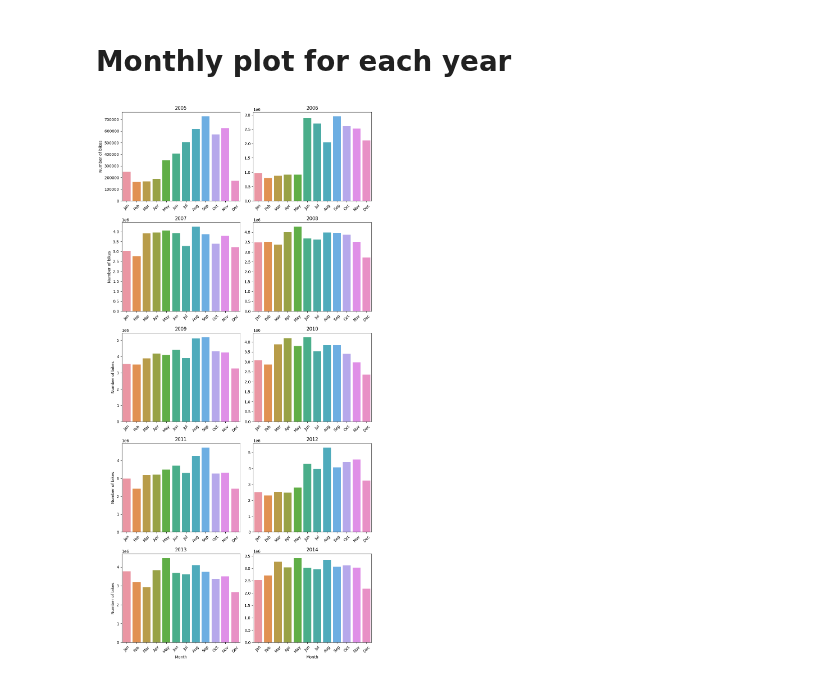
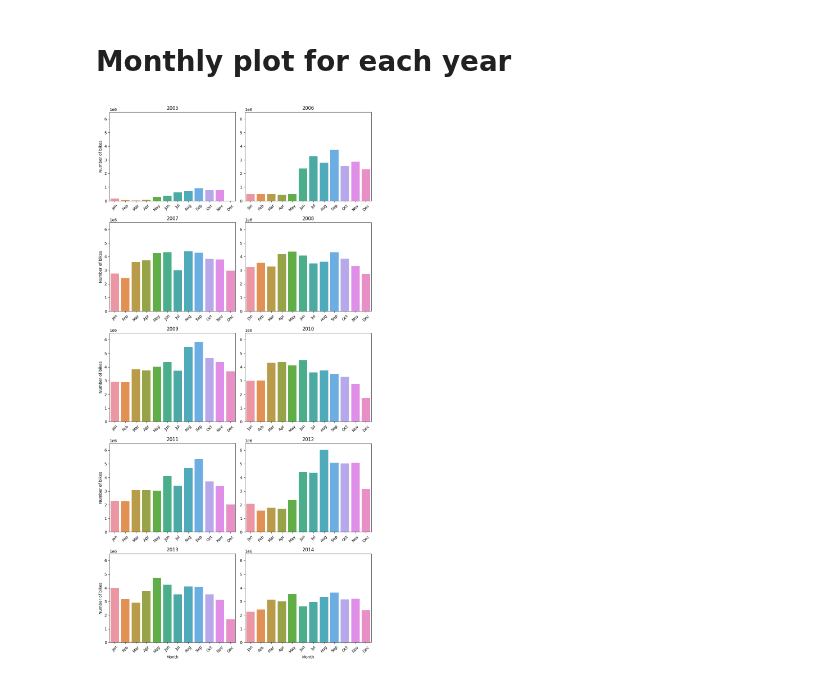
Before and after one commit to jukobo/jukobo.github.io, a Jupyter notebook: Exam_project/B_plots.ipynb, the cells around one changed output. Saved outputs shown, nothing was run; the diff lists cells and outputs as text; code cells hidden in the pictures.

Commit message:
Updated plot

```diff
--- a/Exam_project/B_plots.ipynb
+++ b/Exam_project/B_plots.ipynb
@@ -177,7 +177,7 @@ for i, file_path in enumerate(file_paths):
     # Read the dataset from Excel file
     data = pd.read_excel(file_path, usecols='A:AD', skiprows=10)
 
-    data['Dato'] = pd.to_datetime(data['Dato'])
+    data['Dato'] = pd.to_datetime(data['Dato'], format='%d.%m.%Y')
     data['weekdays'] = get_weekday(data['Dato'])
 
     # Reshape the DataFrame so that each timeslot becomes a separate row
@@ -190,6 +190,7 @@ for i, file_path in enumerate(file_paths):
 
     # Create a new column with the combined weekday and hour
     df['Weekday_Hour'] = df['weekdays'] + '_' + df['Hour']
+    # print(df['Weekday_Hour'])
 
     # Define the order of weekdays and hours
     weekdays = ['Monday', 'Tuesday', 'Wednesday', 'Thursday', 'Friday', 'Saturday', 'Sunday']
@@ -235,7 +253,8 @@ It can clearly be seen when there is rush hour, and also that there are fewer th
 # %% [markdown]
 # Monthly plot for each year
 # %%
-i# List of file paths for the datasets
+
+# List of file paths for the datasets
 file_paths = ['..\..\Data\cykeltaellinger-2005.xlsx', '..\..\Data\cykeltaellinger-2006.xlsx', '..\..\Data\cykeltaellinger-2007.xlsx',
               '..\..\Data\cykeltaellinger-2008.xlsx', '..\..\Data\cykeltaellinger-2009.xlsx', '..\..\Data\cykeltaellinger-2010.xlsx',
               '..\..\Data\cykeltaellinger-2011.xlsx', '..\..\Data\cykeltaellinger-2012.xlsx', '..\..\Data\cykeltaellinger-2013.xlsx', '..\..\Data\cykeltaellinger-2014.xlsx']
@@ -253,37 +272,42 @@ for i, file_path in enumerate(file_paths):
     # Read the dataset from Excel file
     data = pd.read_excel(file_path, usecols='A:AD', skiprows=10)
 
-    data['Dato'] = pd.to_datetime(data['Dato'])
+    data['Dato'] = pd.to_datetime(data['Dato'], format='%d.%m.%Y')
 
     # Sum the values across the time slots for each row
     data['Total_Value'] = data.iloc[:, 6:].sum(axis=1)
 
     # Extract the month from the 'Dato' column
     data['Month'] = data['Dato'].dt.month
 
     # Aggregate the data based on the month and sum the values
     monthly_data = data.groupby('Month').sum()
+
+    # Ensure December has data, if not, append a row with zeros
+    if 12 not in monthly_data.index:
+        monthly_data.loc[12] = 0
 
     # Plot the data on the corresponding subplot
     ax = axs[i // num_cols, i % num_cols]
     sns.barplot(data=monthly_data, x=monthly_data.index, y='Total_Value', ax=ax, ci=None)
     ax.set_title(year)
     if i % num_cols == 0:  # Check if the subplot is in the first column
         ax.set_ylabel('Number of bikes')
     else:
         ax.set_ylabel('')  # Set empty string for y-label for other subplots
     if i // num_cols == 4:
         ax.set_xlabel('Month')
     else:
         ax.set_xlabel('')  # Set empty string for x-label for other subplots
+    ax.set_xticks(range(0, 12))  # Set tick locations for all months
     ax.set_xticklabels(['Jan', 'Feb', 'Mar', 'Apr', 'May', 'Jun', 'Jul', 'Aug', 'Sep', 'Oct', 'Nov', 'Dec'], rotation=45)  # Set labels for months with rotation
-    ax.set_ylim(0, None)  # Set y-axis limit to start from 0
+    ax.set_ylim(0, 6.5e6)  # Set y-axis limit from 0 to 6 million
     ax.grid(False)  # Remove grid lines
 
 # Adjust layout to prevent overlap of subplots
 plt.tight_layout()
 
 # Show the plot
 plt.show()
 # %% [output]
-[figure, old version]
+[figure, new version]
```
Also changed, not shown: parts of 1 cell of this notebook.
